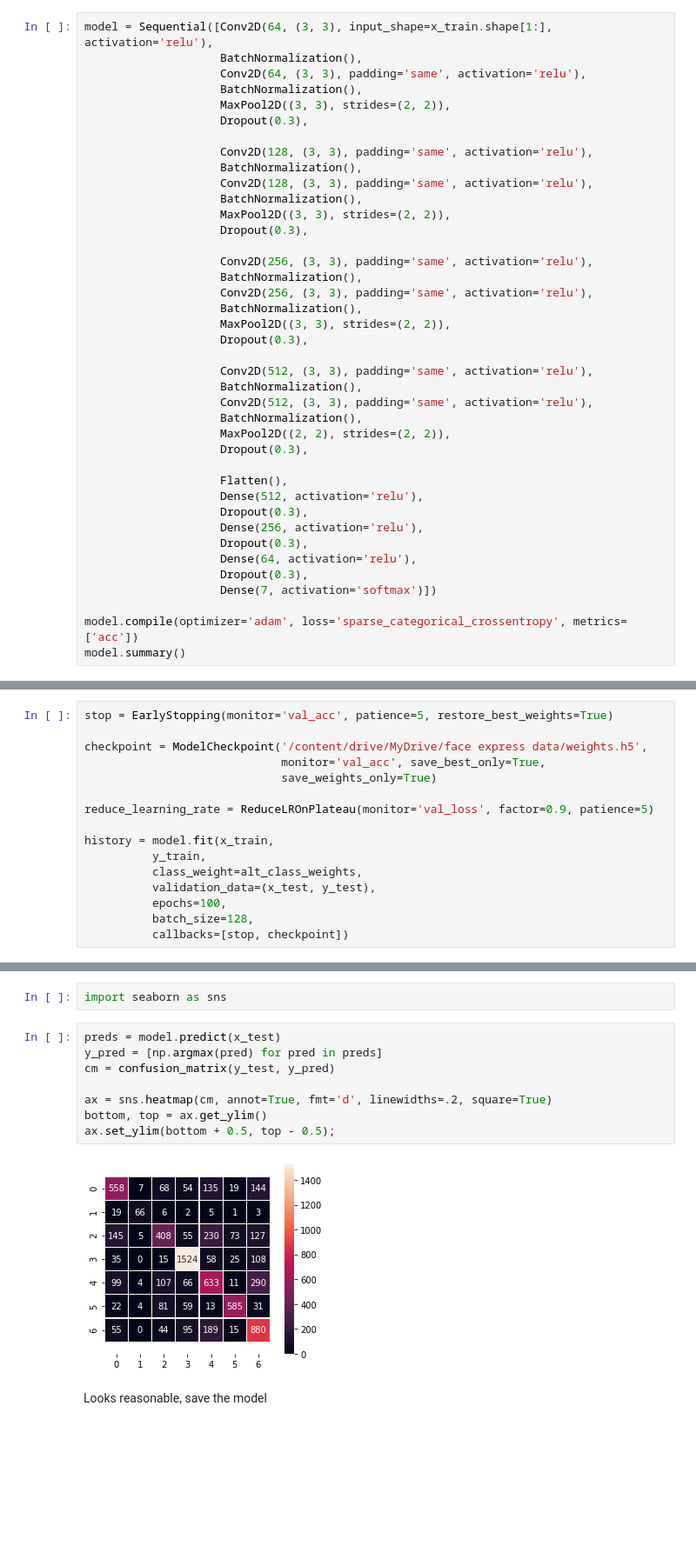
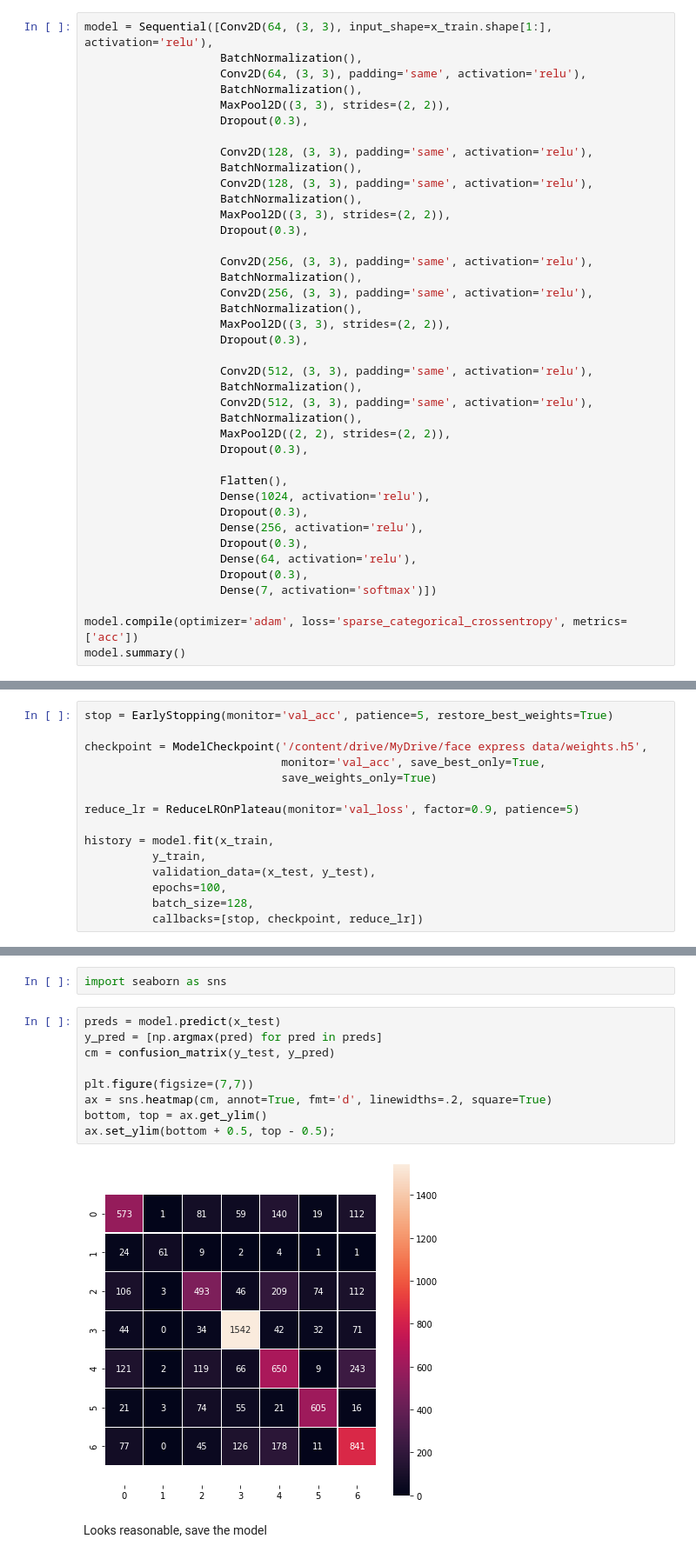
Before and after one commit to karencfisher/face_express, a Jupyter notebook: notebooks/conv_model2.ipynb, the cells around one changed output, grey strips where cells are left out. Shown: that part at 87% size. Cells and saved outputs as stored; diff of their text form; blank space fills up the shorter version.

```diff
--- a/notebooks/conv_model2.ipynb
+++ b/notebooks/conv_model2.ipynb
@@ -154,7 +154,7 @@ model = Sequential([Conv2D(64, (3, 3), input_shape=x_train.shape[1:], activation
                     Dropout(0.3),
 
                     Flatten(),
-                    Dense(512, activation='relu'),
+                    Dense(1024, activation='relu'),
                     Dropout(0.3),
                     Dense(256, activation='relu'),
                     Dropout(0.3),
@@ -224,14 +193,13 @@ checkpoint = ModelCheckpoint('/content/drive/MyDrive/face express data/weights.h
                              monitor='val_acc', save_best_only=True,
                              save_weights_only=True)
 
-reduce_learning_rate = ReduceLROnPlateau(monitor='val_loss', factor=0.9, patience=5)
+reduce_lr = ReduceLROnPlateau(monitor='val_loss', factor=0.9, patience=5)
 
 history = model.fit(x_train,
           y_train,
-          class_weight=alt_class_weights,
           validation_data=(x_test, y_test),
           epochs=100,
           batch_size=128,
-          callbacks=[stop, checkpoint])
+          callbacks=[stop, checkpoint, reduce_lr])
 # %% [output]
 Epoch 1/100
@@ -273,13 +241,14 @@ import seaborn as sns
 # %%
 preds = model.predict(x_test)
 y_pred = [np.argmax(pred) for pred in preds]
 cm = confusion_matrix(y_test, y_pred)
 
+plt.figure(figsize=(7,7))
 ax = sns.heatmap(cm, annot=True, fmt='d', linewidths=.2, square=True)
 bottom, top = ax.get_ylim()
 ax.set_ylim(bottom + 0.5, top - 0.5);
 # %% [output]
-[figure, old version]
+[figure, new version]
 # %% [markdown]
 Looks reasonable, save the model
 # %%
```
Also changed, not shown: parts of 10 cells of this notebook.
